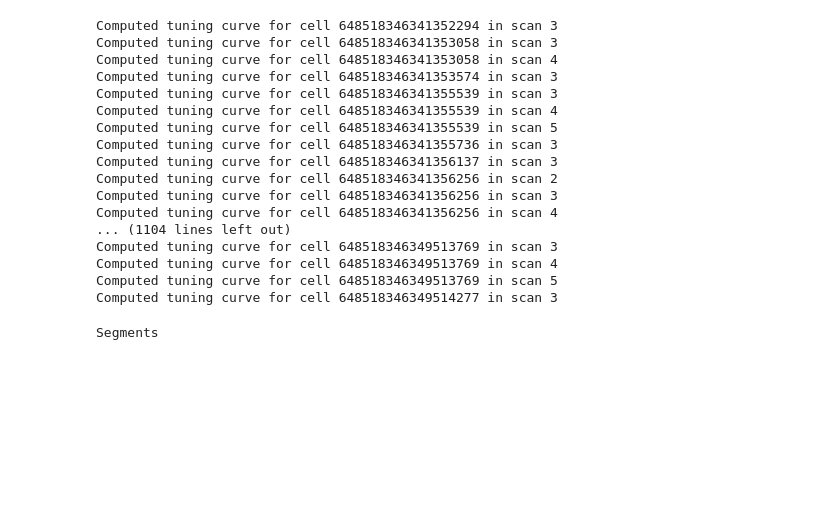
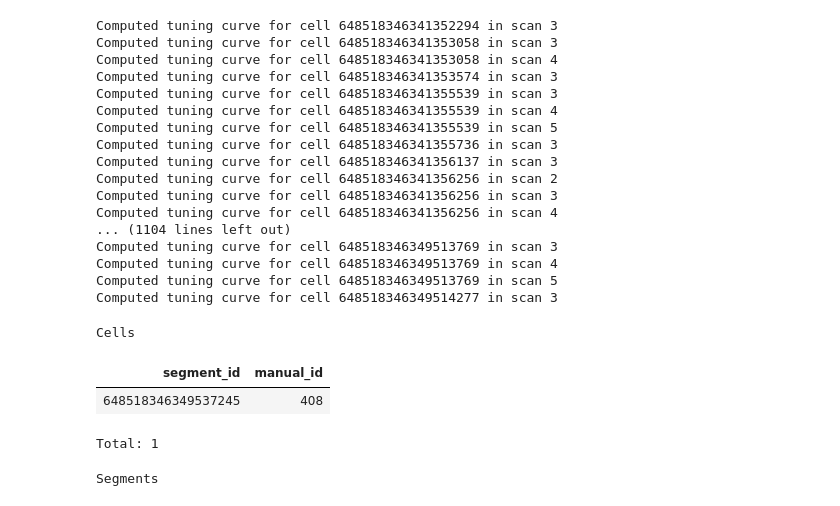
Before and after one commit to seung-lab/datajoint_seung, a Jupyter notebook: pinky/pinky.ipynb, the cells around one changed output. Drawn from its saved outputs; the diff is of its cells as text; code cells hidden in the pictures; blank space fills up the shorter version.

```diff
--- a/pinky/pinky.ipynb
+++ b/pinky/pinky.ipynb
@@ -434,6 +433,13 @@ for i in range(len(mesh_files)):
     seg_array[i,1] = seg_id
 
 pinky_segment.insert(seg_array)
+# %%
+Neuron() & "manual_id=408"
+# %% [output]
+Cells
+| segment_id | manual_id |
+| 648518346349537245 | 408 |
+Total: 1
 # %%
 Segment()
 # %% [output]
```
Also changed, not shown: parts of 7 cells of this notebook, 1 other file.
